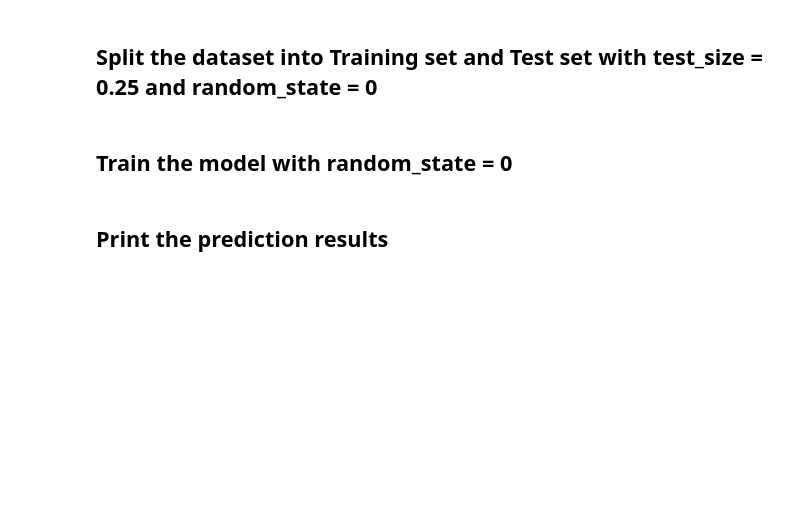
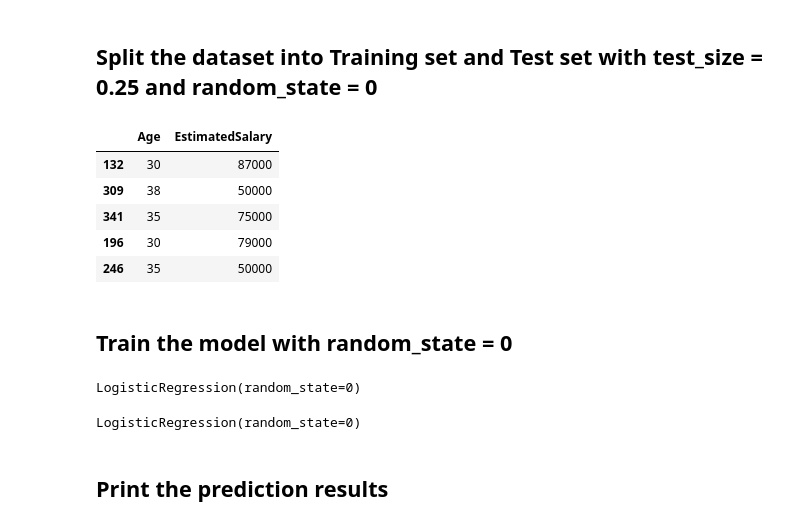
Before and after one commit to Tuwaiq-Data-Science-Bootcamp-V4/Logistic-Regression-Lab, a Jupyter notebook: LogisticRegression_Assignment.ipynb, the cells around one changed output. Drawn from its saved outputs; the diff is of its cells as text; code cells hidden in the pictures; blank space fills up the shorter version.

```diff
--- a/LogisticRegression_Assignment.ipynb
+++ b/LogisticRegression_Assignment.ipynb
@@ -26,0 +13,3 @@ memory usage: 15.8+ KB
+# %%
+df = pd.read_csv('Social_Network_Ads.csv')
+df.head()
@@ -49,2 +71,24 @@ Name: Purchased, dtype: int64
+# %%
+X = df[['Age','EstimatedSalary']]
+y = df['Purchased']
+# %%
+X_train, X_test, y_train, y_test = train_test_split(X, y, test_size=0.25, random_state = 0)
+X_test.head()
+# %% [output]
+|  | Age | EstimatedSalary |
+| 132 | 30 | 87000 |
+| 309 | 38 | 50000 |
+| 341 | 35 | 75000 |
+| 196 | 30 | 79000 |
+| 246 | 35 | 50000 |
 # %% [markdown]
 ## Train the model with random_state = 0
+# %%
+logmodel = LogisticRegression(random_state = 0)
+logmodel
+# %% [output]
+LogisticRegression(random_state=0)
+# %%
+logmodel.fit(X_train,y_train)
+# %% [output]
+LogisticRegression(random_state=0)
```
Also changed, not shown: parts of 31 cells of this notebook.
